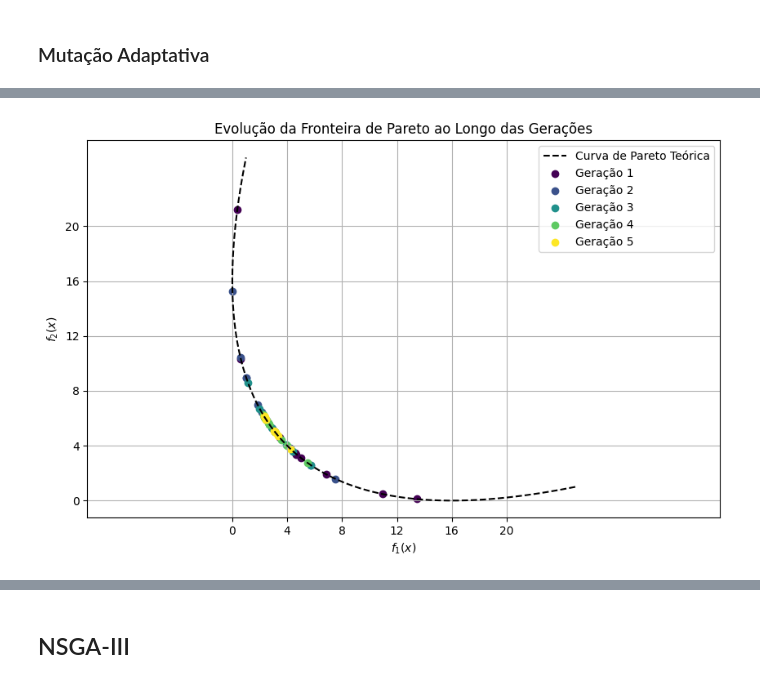
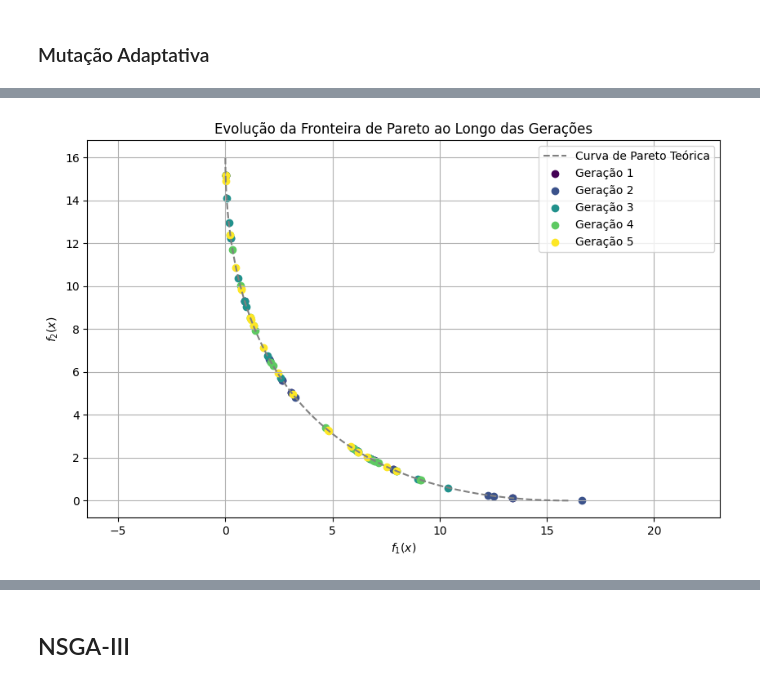
Before and after one commit to JunioCesarFerreira/NSGA-Studies, a Jupyter notebook: notebooks/nsga-initial-study.ipynb, the cells around one changed output, grey strips where cells are left out. Drawn from its saved outputs; the diff is of its cells as text; code cells hidden in the pictures.

```diff
--- a/notebooks/nsga-initial-study.ipynb
+++ b/notebooks/nsga-initial-study.ipynb
@@ -48,7 +48,7 @@ def f2(x):
     return (x + 2)**2
 
 # Valores de x
-x = np.linspace(-3, 3, 500)
+x = np.linspace(-4, 4, 500)
 f1_vals = f1(x)
 f2_vals = f2(x)
 
@@ -57,10 +57,10 @@ plt.figure(figsize=(10, 6))
 
 # Curva de Pareto no espaço de decisão (x)
 plt.subplot(1, 2, 1)
-plt.plot(x, f1_vals, label='$f_1(x) = (x-2)^2$', color='blue')
-plt.plot(x, f2_vals, label='$f_2(x) = (x+2)^2$', color='orange')
-plt.axvline(-2, linestyle='--', color='gray', label='Min $f_2$')
-plt.axvline(2, linestyle='--', color='gray', label='Min $f_1$')
+plt.plot(x, f1_vals, label='$f_1(x) = (x-2)^2$', color='green')
+plt.plot(x, f2_vals, label='$f_2(x) = (x+2)^2$', color='blue')
+plt.axvline(-2, linestyle='--', color='gray', label='Min $f_1$')
+plt.axvline(2, linestyle='--', color='gray', label='Min $f_2$')
 plt.title("Funções Objetivo no Espaço de Decisão")
 plt.xlabel("$x$")
 plt.ylabel("Objetivo")
@@ -68,9 +68,9 @@ plt.legend()
 
 # Fronteira de Pareto no espaço de objetivos
 plt.subplot(1, 2, 2)
-plt.plot(f1_vals, f2_vals, label="Fronteira de Pareto", color='green')
+plt.plot(f1_vals, f2_vals, label="Fronteira de Pareto", color='purple')
 plt.scatter(f1(2), f2(2), color='red', label='Min $f_1$')
-plt.scatter(f1(-2), f2(-2), color='purple', label='Min $f_2$')
+plt.scatter(f1(-2), f2(-2), color='orange', label='Min $f_2$')
 plt.title("Fronteira de Pareto no Espaço de Objetivos")
 plt.xlabel("$f_1(x)$")
 plt.ylabel("$f_2(x)$")
@@ -423,0 +286,5 @@ nsga(pop_size=50, generations=10, bounds=(-3, 3))
+# %%
+# Gerar a curva de Pareto teórica
+x_theoretical = np.linspace(-2, 2, 500) # 2 e -2 são os minimos de f1 e f2
+f1_theoretical = f1(x_theoretical)
+f2_theoretical = f2(x_theoretical)
@@ -601,48 +493,55 @@ nsga(pop_size=50, generations=10, bounds=(-3, 3))
 # %%
-# Algoritmo NSGA com gráfico teórico e apresentando comportamento das gerações
-def nsga(pop_size, generations, bounds):
+def nsga2_with_theorical_and_generations(pop_size, generations, bounds, base_mutation_rate=0.1):
     population = initialize_population(pop_size, bounds)
+
     colors = plt.cm.viridis(np.linspace(0, 1, generations))  # Gradiente de cores para as gerações
 
-    # Gerar a curva de Pareto teórica
-    x_theoretical = np.linspace(bounds[0], bounds[1], 500)
-    f1_theoretical = f1(x_theoretical)
-    f2_theoretical = f2(x_theoretical)
-
     plt.figure(figsize=(10, 6))
-    plt.plot(f1_theoretical, f2_theoretical, label="Curva de Pareto Teórica", color="black", linestyle="--")
+    plt.plot(f1_theoretical, f2_theoretical, label="Curva de Pareto Teórica", color="gray", linestyle="--")
 
     for gen in range(generations):
+        # Avaliar a nova população
         objectives = evaluate_population(population)
-        fronts = fast_nondominated_sort(objectives)
+        fronts, _ = fast_nondominated_sort(objectives)
 
         # Plotar a primeira fronteira da geração atual
         pareto_front = [objectives[i] for i in fronts[0]]
         pareto_front.sort()
         plt.scatter(*zip(*pareto_front), label=f"Geração {gen + 1}", color=colors[gen])
 
-        # Operadores genéticos (simplificados)
-        new_population = []
-        while len(new_population) < pop_size:
+        # Mutação adaptativa
+        mutation_rate = base_mutation_rate * (1 - gen / generations)
+
+        # Criar descendentes usando operadores genéticos
+        offspring = []
+        while len(offspring) < pop_size:
+            # Seleção de dois pais
             parent1, parent2 = random.sample(population, 2)
-            child = (parent1 + parent2) / 2  # Cruzamento simples
-            if random.random() < 0.1:  # Mutação
-                child += random.uniform(-0.1, 0.1)
-            new_population.append(child)
+            # Cruzamento
+            child = crossover(parent1, parent2)
+            # Mutação
+            child = mutation(child, bounds, mutation_rate)
+            offspring.append(child)
 
-        population = new_population
+        # Combinar pais e descendentes
+        combined_population = population + offspring
+        combined_objectives = evaluate_population(combined_population)
+
+        # Realizar nova ordenação não-dominada
+        combined_fronts, _ = fast_nondominated_sort(combined_objectives)
+
+        # Selecionar próxima geração com elitismo
+        population = select_next_population(combined_fronts, combined_objectives, combined_population, pop_size)
 
     plt.title("Evolução da Fronteira de Pareto ao Longo das Gerações")
     plt.xlabel("$f_1(x)$")
     plt.ylabel("$f_2(x)$")
     plt.legend()
     plt.axis("equal")
-    plt.xticks(np.arange(0, 24, 4))
-    plt.yticks(np.arange(0, 24, 4))
     plt.grid()
     plt.show()
 
-# Executar NSGA
-nsga(pop_size=10, generations=5, bounds=(-3, 3))
+# Executar NSGA-II
+nsga2_with_theorical_and_generations(pop_size=20, generations=5, bounds=(-5, 5))
 # %% [output]
-[figure, old version]
+[figure, new version]
```
Also changed, not shown: parts of 19 cells of this notebook.
